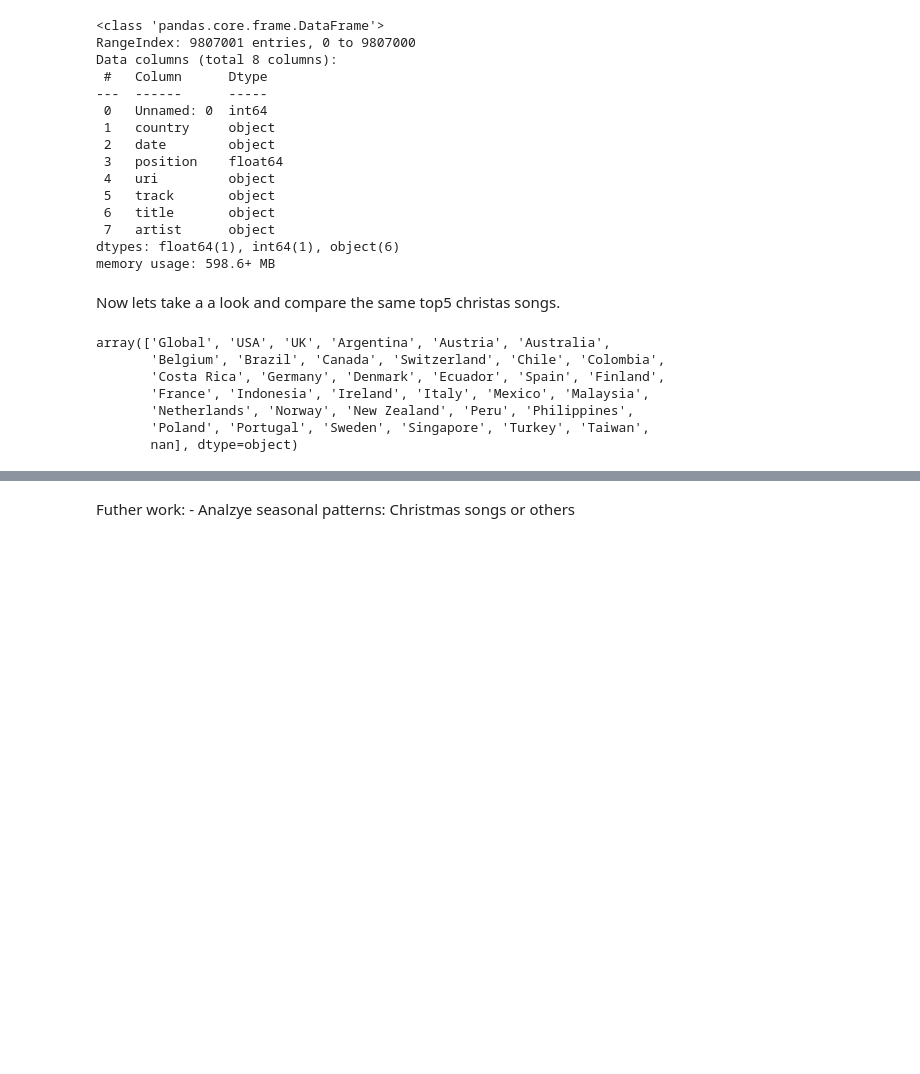
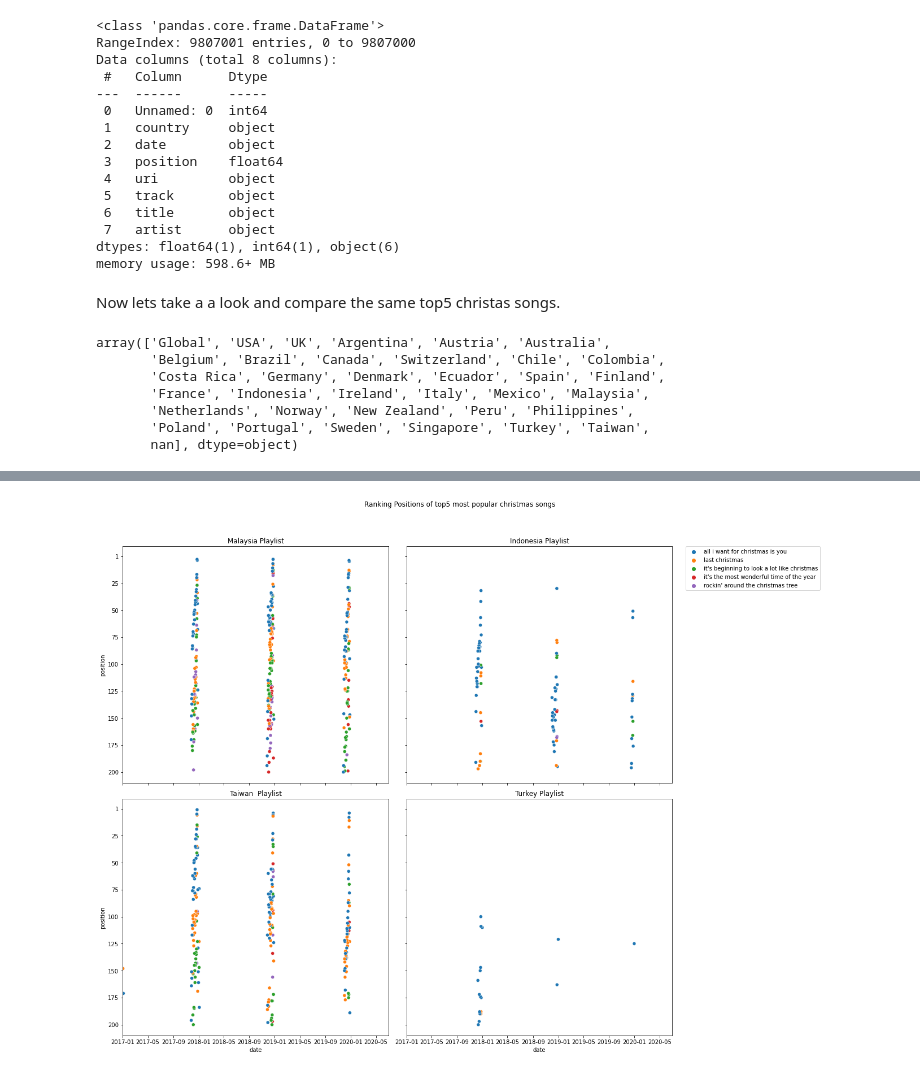
Before and after one commit to MaxiTrien/spotify-data-science-project, a Jupyter notebook: spotify-songs-eda-week4.ipynb, the cells around one changed output, grey strips where cells are left out. Drawn from its saved outputs; the diff is of its cells as text; code cells hidden in the pictures; blank space fills up the shorter version.

```diff
--- a/spotify-songs-eda-week4.ipynb
+++ b/spotify-songs-eda-week4.ipynb
@@ -194,38 +182,40 @@ f.subplots_adjust(top=0.90)
 # %%
 f, ax = plt.subplots(2, 2, figsize=(18, 14), sharex=True, sharey=True)
 
-sns.scatterplot(x='date', y='position', data=df_global_christmas,
+sns.scatterplot(x='date', y='position', data=df_malaysia_christmas,
                 hue='title', ax=ax[0, 0])
 ax[0, 0].invert_yaxis()
 ax[0, 0].set_yticklabels(['', '1', '25', '50', '75', '100', '125', '150', '175', '200'])
-ax[0, 0].set_title('Global Playlist')
+ax[0, 0].set_title('Malaysia Playlist')
 ax[0, 0].set(xlim=('2017-01', '2020-07'))
 
-sns.scatterplot(x='date', y='position', data=df_germany_christmas,
+sns.scatterplot(x='date', y='position', data=df_taiwan_christmas,
                 hue='title', ax=ax[1, 0])
 ax[1, 0].set_yticklabels(['', '1', '25', '50', '75', '100',
                   '125', '150', '175', '200'])
-ax[1, 0].set_title('Germany  Playlist')
+ax[1, 0].set_title('Taiwan  Playlist')
 ax[1, 0].set(xlim=('2017-01', '2020-07'))
 
-sns.scatterplot(x='date', y='position', data=df_usa_christmas,
+sns.scatterplot(x='date', y='position', data=df_turkey_christmas,
                 hue='title', ax=ax[1, 1])
 ax[1, 1].set_yticklabels(['', '1', '25', '50', '75', '100',
                           '125', '150', '175', '200'])
-ax[1, 1].set_title('USA Playlist')
+ax[1, 1].set_title('Turkey Playlist')
 ax[1, 1].set(xlim=('2017-01', '2020-07'))
 
-sns.scatterplot(x='date', y='position', data=df_taiwan_christmas,
+sns.scatterplot(x='date', y='position', data=df_indonesia_christmas,
                 hue='title', ax=ax[0, 1])
 ax[0, 1].legend(bbox_to_anchor=(1.05, 1), loc='upper left', borderaxespad=0)
 ax[0, 1].set_yticklabels(['', '1', '25', '50', '75', '100',
                           '125', '150', '175', '200'])
-ax[0, 1].set_title('Taiwan Playlist')
+ax[0, 1].set_title('Indonesia Playlist')
 ax[0, 1].set(xlim=('2017-01', '2020-07'))
 
 ax[0, 0].get_legend().remove()
 ax[1, 0].get_legend().remove()
 ax[1, 1].get_legend().remove()
 f.suptitle('Ranking Positions of top5 most popular christmas songs')
 f.tight_layout()
 f.subplots_adjust(top=0.90)
+# %% [output]
+[figure, added]
@@ -234,2 +221,0 @@ df_db.to_pickle('dataset_\original_db.pkl')
-# %% [markdown]
-Futher work: - Analzye seasonal patterns: Christmas songs or others
```
Also changed, not shown: parts of 7 cells of this notebook.
